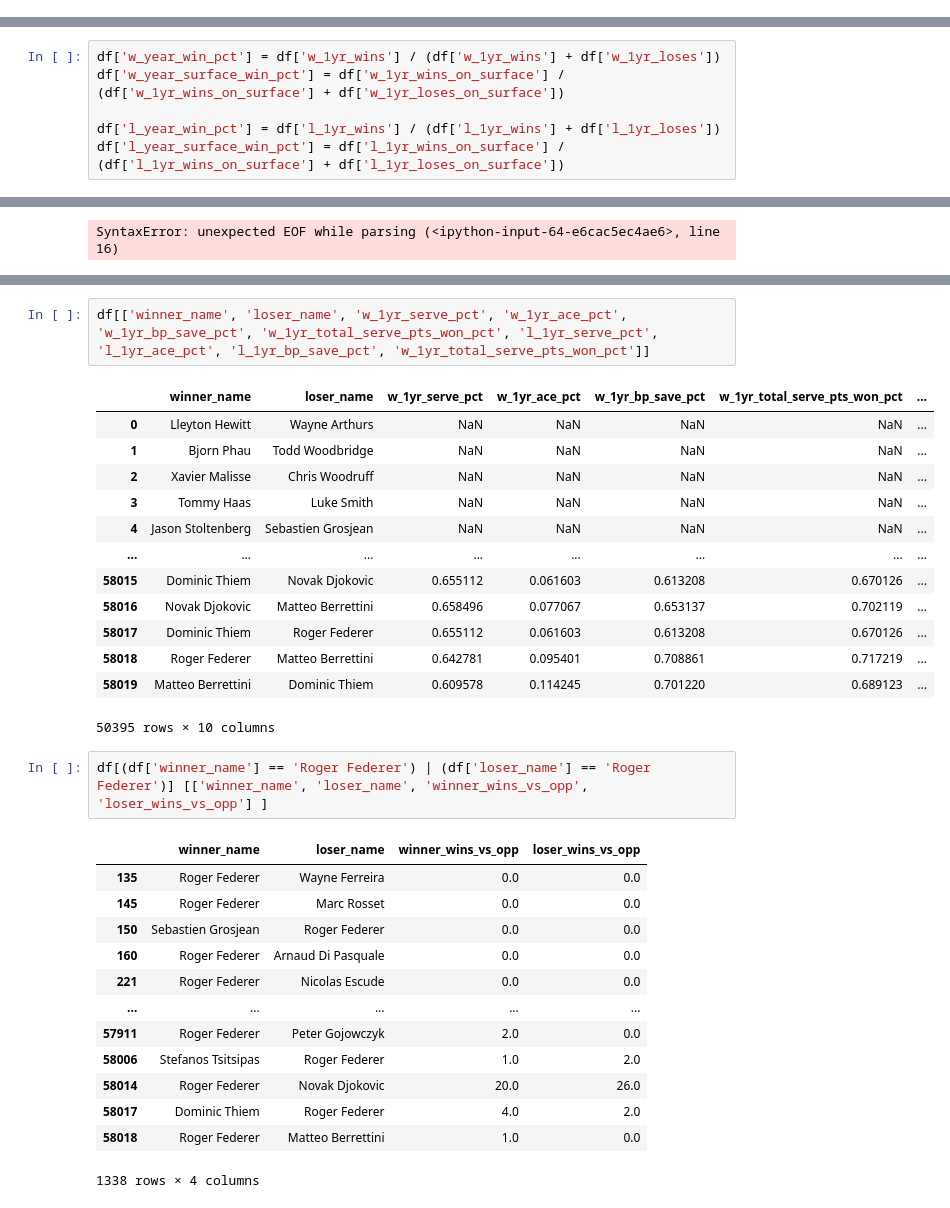
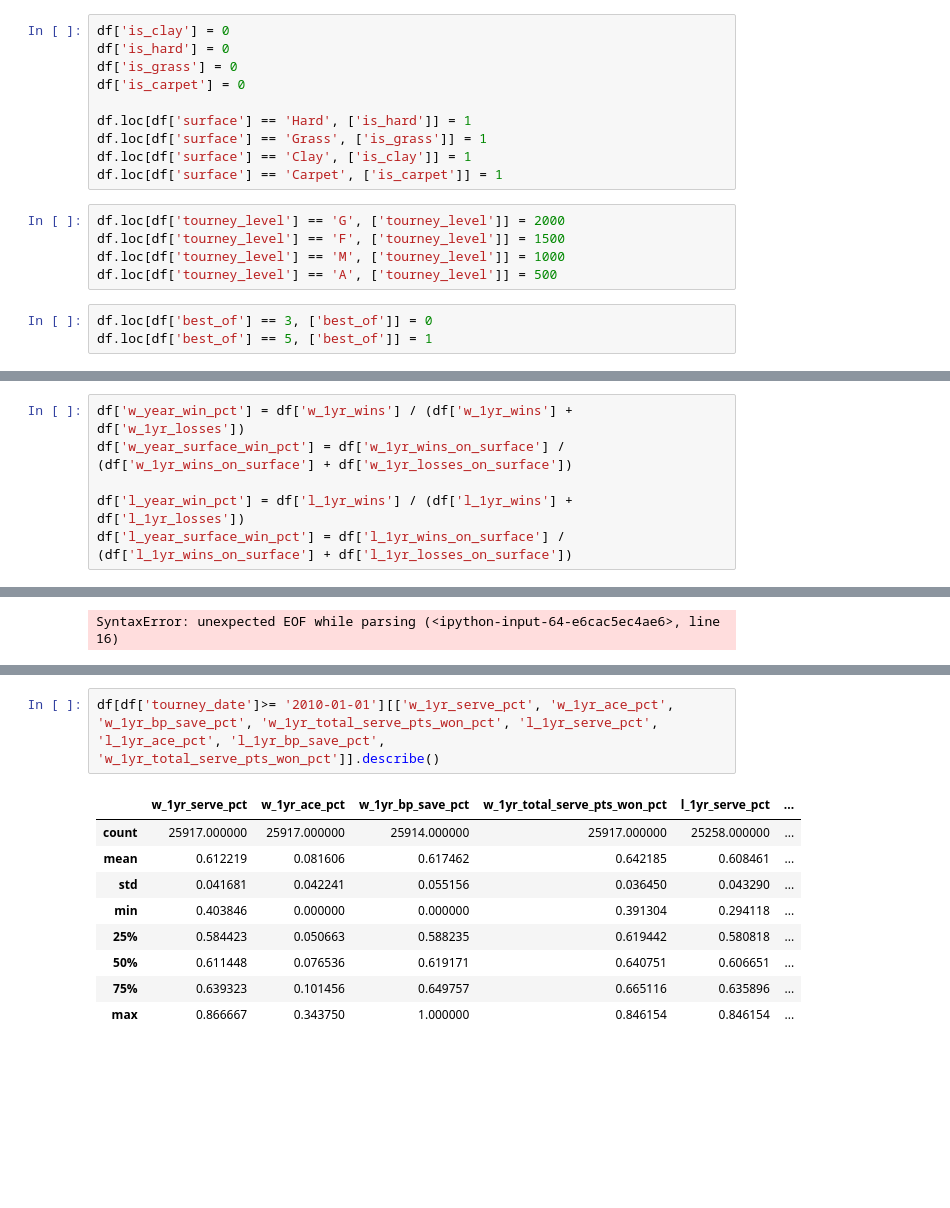
Before and after one commit to jzerilli/tennis-match-predictor, a Jupyter notebook: exploration.ipynb, the cells around one changed output, grey strips where cells are left out. Cells and saved outputs as stored; diff of their text form; blank space fills up the shorter version.

```diff
--- a/exploration.ipynb
+++ b/exploration.ipynb
@@ -109,3 +118,21 @@ df['tourney_date'] = pd.to_datetime(df['tourney_date'])
+# %%
+df['is_clay'] = 0
+df['is_hard'] = 0
+df['is_grass'] = 0
+df['is_carpet'] = 0
+
+df.loc[df['surface'] == 'Hard', ['is_hard']] = 1
+df.loc[df['surface'] == 'Grass', ['is_grass']] = 1
+df.loc[df['surface'] == 'Clay', ['is_clay']] = 1
+df.loc[df['surface'] == 'Carpet', ['is_carpet']] = 1
+# %%
+df.loc[df['tourney_level'] == 'G', ['tourney_level']] = 2000
+df.loc[df['tourney_level'] == 'F', ['tourney_level']] = 1500
+df.loc[df['tourney_level'] == 'M', ['tourney_level']] = 1000
+df.loc[df['tourney_level'] == 'A', ['tourney_level']] = 500
+# %%
+df.loc[df['best_of'] == 3, ['best_of']] = 0
+df.loc[df['best_of'] == 5, ['best_of']] = 1
 # %%
 df.shape
 # %% [output]
@@ -204,8 +215,8 @@ addPlayerYearRecords(df)
 # %% [output]
 Please use `tqdm.notebook.tqdm` instead of `tqdm.tqdm_notebook`
 # %%
-df['w_year_win_pct'] = df['w_1yr_wins'] / (df['w_1yr_wins'] + df['w_1yr_loses'])
-df['w_year_surface_win_pct'] = df['w_1yr_wins_on_surface'] / (df['w_1yr_wins_on_surface'] + df['w_1yr_loses_on_surface'])
+df['w_year_win_pct'] = df['w_1yr_wins'] / (df['w_1yr_wins'] + df['w_1yr_losses'])
+df['w_year_surface_win_pct'] = df['w_1yr_wins_on_surface'] / (df['w_1yr_wins_on_surface'] + df['w_1yr_losses_on_surface'])
 
-df['l_year_win_pct'] = df['l_1yr_wins'] / (df['l_1yr_wins'] + df['l_1yr_loses'])
-df['l_year_surface_win_pct'] = df['l_1yr_wins_on_surface'] / (df['l_1yr_wins_on_surface'] + df['l_1yr_loses_on_surface'])
+df['l_year_win_pct'] = df['l_1yr_wins'] / (df['l_1yr_wins'] + df['l_1yr_losses'])
+df['l_year_surface_win_pct'] = df['l_1yr_wins_on_surface'] / (df['l_1yr_wins_on_surface'] + df['l_1yr_losses_on_surface'])
@@ -274,32 +337,12 @@ SyntaxError: unexpected EOF while parsing (<ipython-input-64-e6cac5ec4ae6>, line
 # %%
-df[['winner_name', 'loser_name', 'w_1yr_serve_pct', 'w_1yr_ace_pct', 'w_1yr_bp_save_pct', 'w_1yr_total_serve_pts_won_pct', 'l_1yr_serve_pct', 'l_1yr_ace_pct', 'l_1yr_bp_save_pct', 'w_1yr_total_serve_pts_won_pct']]
+df[df['tourney_date']>= '2010-01-01'][['w_1yr_serve_pct', 'w_1yr_ace_pct', 'w_1yr_bp_save_pct', 'w_1yr_total_serve_pts_won_pct', 'l_1yr_serve_pct', 'l_1yr_ace_pct', 'l_1yr_bp_save_pct', 'w_1yr_total_serve_pts_won_pct']].describe()
 # %% [output]
-|  | winner_name | loser_name | w_1yr_serve_pct | w_1yr_ace_pct | w_1yr_bp_save_pct | w_1yr_total_serve_pts_won_pct | ... |
-| 0 | Lleyton Hewitt | Wayne Arthurs | NaN | NaN | NaN | NaN | ... |
-| 1 | Bjorn Phau | Todd Woodbridge | NaN | NaN | NaN | NaN | ... |
-| 2 | Xavier Malisse | Chris Woodruff | NaN | NaN | NaN | NaN | ... |
-| 3 | Tommy Haas | Luke Smith | NaN | NaN | NaN | NaN | ... |
-| 4 | Jason Stoltenberg | Sebastien Grosjean | NaN | NaN | NaN | NaN | ... |
-| ... | ... | ... | ... | ... | ... | ... | ... |
-| 58015 | Dominic Thiem | Novak Djokovic | 0.655112 | 0.061603 | 0.613208 | 0.670126 | ... |
-| 58016 | Novak Djokovic | Matteo Berrettini | 0.658496 | 0.077067 | 0.653137 | 0.702119 | ... |
-| 58017 | Dominic Thiem | Roger Federer | 0.655112 | 0.061603 | 0.613208 | 0.670126 | ... |
-| 58018 | Roger Federer | Matteo Berrettini | 0.642781 | 0.095401 | 0.708861 | 0.717219 | ... |
-| 58019 | Matteo Berrettini | Dominic Thiem | 0.609578 | 0.114245 | 0.701220 | 0.689123 | ... |
+|  | w_1yr_serve_pct | w_1yr_ace_pct | w_1yr_bp_save_pct | w_1yr_total_serve_pts_won_pct | l_1yr_serve_pct | ... |
+| count | 25917.000000 | 25917.000000 | 25914.000000 | 25917.000000 | 25258.000000 | ... |
+| mean | 0.612219 | 0.081606 | 0.617462 | 0.642185 | 0.608461 | ... |
+| std | 0.041681 | 0.042241 | 0.055156 | 0.036450 | 0.043290 | ... |
+| min | 0.403846 | 0.000000 | 0.000000 | 0.391304 | 0.294118 | ... |
+| 25% | 0.584423 | 0.050663 | 0.588235 | 0.619442 | 0.580818 | ... |
+| 50% | 0.611448 | 0.076536 | 0.619171 | 0.640751 | 0.606651 | ... |
+| 75% | 0.639323 | 0.101456 | 0.649757 | 0.665116 | 0.635896 | ... |
+| max | 0.866667 | 0.343750 | 1.000000 | 0.846154 | 0.846154 | ... |
-50395 rows × 10 columns
-# %%
-df[(df['winner_name'] == 'Roger Federer') | (df['loser_name'] == 'Roger Federer')] [['winner_name', 'loser_name', 'winner_wins_vs_opp', 'loser_wins_vs_opp'] ]
-# %% [output]
-|  | winner_name | loser_name | winner_wins_vs_opp | loser_wins_vs_opp |
-| 135 | Roger Federer | Wayne Ferreira | 0.0 | 0.0 |
-| 145 | Roger Federer | Marc Rosset | 0.0 | 0.0 |
-| 150 | Sebastien Grosjean | Roger Federer | 0.0 | 0.0 |
-| 160 | Roger Federer | Arnaud Di Pasquale | 0.0 | 0.0 |
-| 221 | Roger Federer | Nicolas Escude | 0.0 | 0.0 |
-| ... | ... | ... | ... | ... |
-| 57911 | Roger Federer | Peter Gojowczyk | 2.0 | 0.0 |
-| 58006 | Stefanos Tsitsipas | Roger Federer | 1.0 | 2.0 |
-| 58014 | Roger Federer | Novak Djokovic | 20.0 | 26.0 |
-| 58017 | Dominic Thiem | Roger Federer | 4.0 | 2.0 |
-| 58018 | Roger Federer | Matteo Berrettini | 1.0 | 0.0 |
-1338 rows × 4 columns
```
Also changed, not shown: parts of 18 cells of this notebook.
